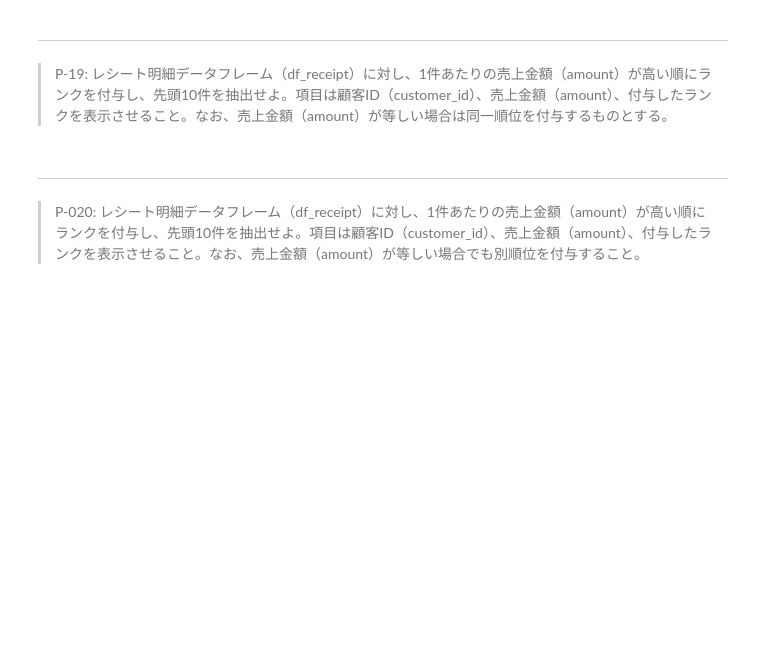
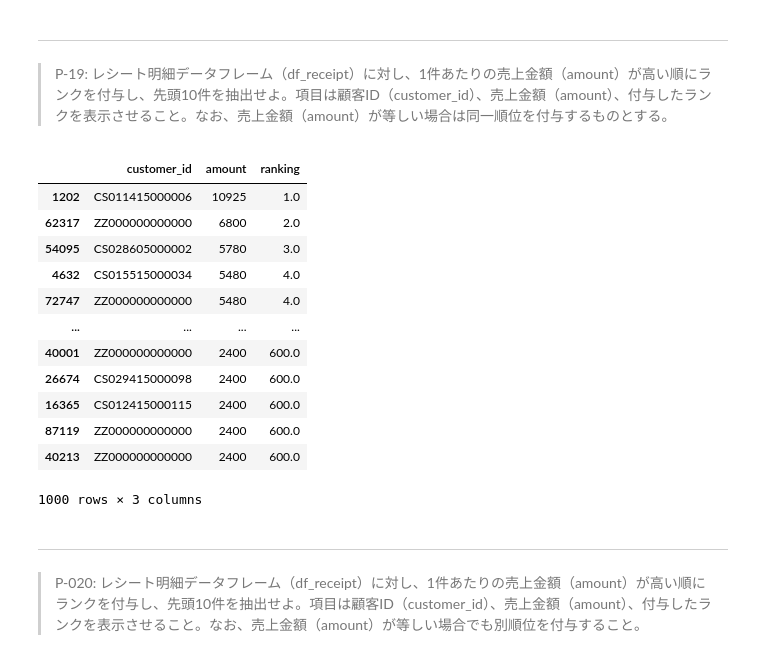
Before and after one commit to shgtkshruch/100knocks-preprocess, a Jupyter notebook: docker/work/preprocess_knock_Python.ipynb, the cells around one changed output. Cells and saved outputs as stored; diff of their text form; code cells hidden in the pictures; blank space fills up the shorter version.

```diff
--- a/docker/work/preprocess_knock_Python.ipynb
+++ b/docker/work/preprocess_knock_Python.ipynb
@@ -371,6 +381,25 @@ TypeError: sort_values() got an unexpected keyword argument 'descending'
 # %% [markdown]
 ---
 > P-19: レシート明細データフレーム（df_receipt）に対し、1件あたりの売上金額（amount）が高い順にランクを付与し、先頭10件を抽出せよ。項目は顧客ID（customer_id）、売上金額（amount）、付与したランクを表示させること。なお、売上金額（amount）が等しい場合は同一順位を付与するものとする。
+# %%
+df_tmp = pd.concat([df_receipt[['customer_id', 'amount']], df_receipt['amount'].rank(method='min', ascending=False)], axis=1)
+df_tmp.columns = ['customer_id', 'amount', 'ranking']
+df_t
+df_tmp.sort_values(by=['ranking'], ascending=True).head(1000)
+# %% [output]
+|  | customer_id | amount | ranking |
+| 1202 | CS011415000006 | 10925 | 1.0 |
+| 62317 | ZZ000000000000 | 6800 | 2.0 |
+| 54095 | CS028605000002 | 5780 | 3.0 |
+| 4632 | CS015515000034 | 5480 | 4.0 |
+| 72747 | ZZ000000000000 | 5480 | 4.0 |
+| ... | ... | ... | ... |
+| 40001 | ZZ000000000000 | 2400 | 600.0 |
+| 26674 | CS029415000098 | 2400 | 600.0 |
+| 16365 | CS012415000115 | 2400 | 600.0 |
+| 87119 | ZZ000000000000 | 2400 | 600.0 |
+| 40213 | ZZ000000000000 | 2400 | 600.0 |
+1000 rows × 3 columns
 # %% [markdown]
 ---
 > P-020: レシート明細データフレーム（df_receipt）に対し、1件あたりの売上金額（amount）が高い順にランクを付与し、先頭10件を抽出せよ。項目は顧客ID（customer_id）、売上金額（amount）、付与したランクを表示させること。なお、売上金額（amount）が等しい場合でも別順位を付与すること。
```
Also changed, not shown: parts of 1 cell of this notebook.
